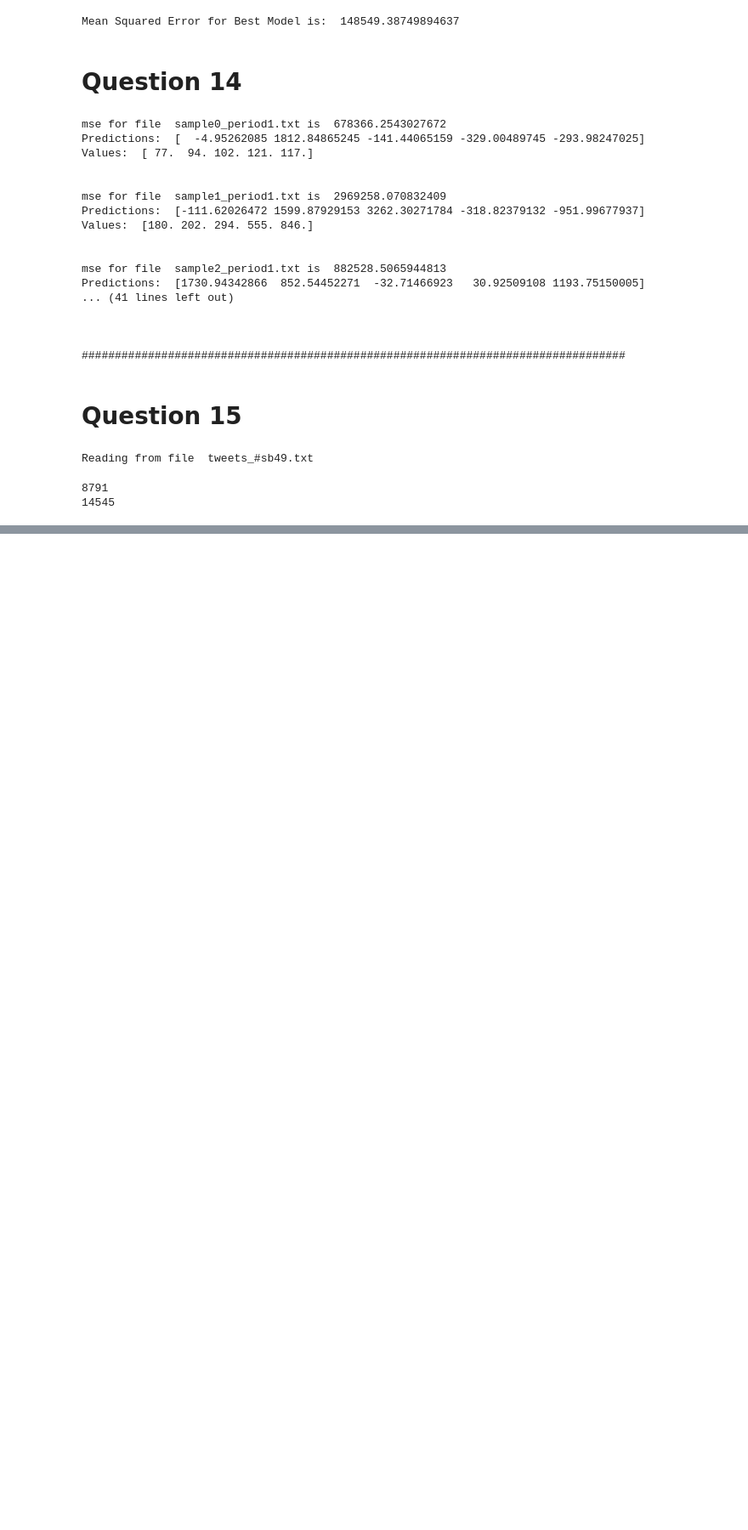
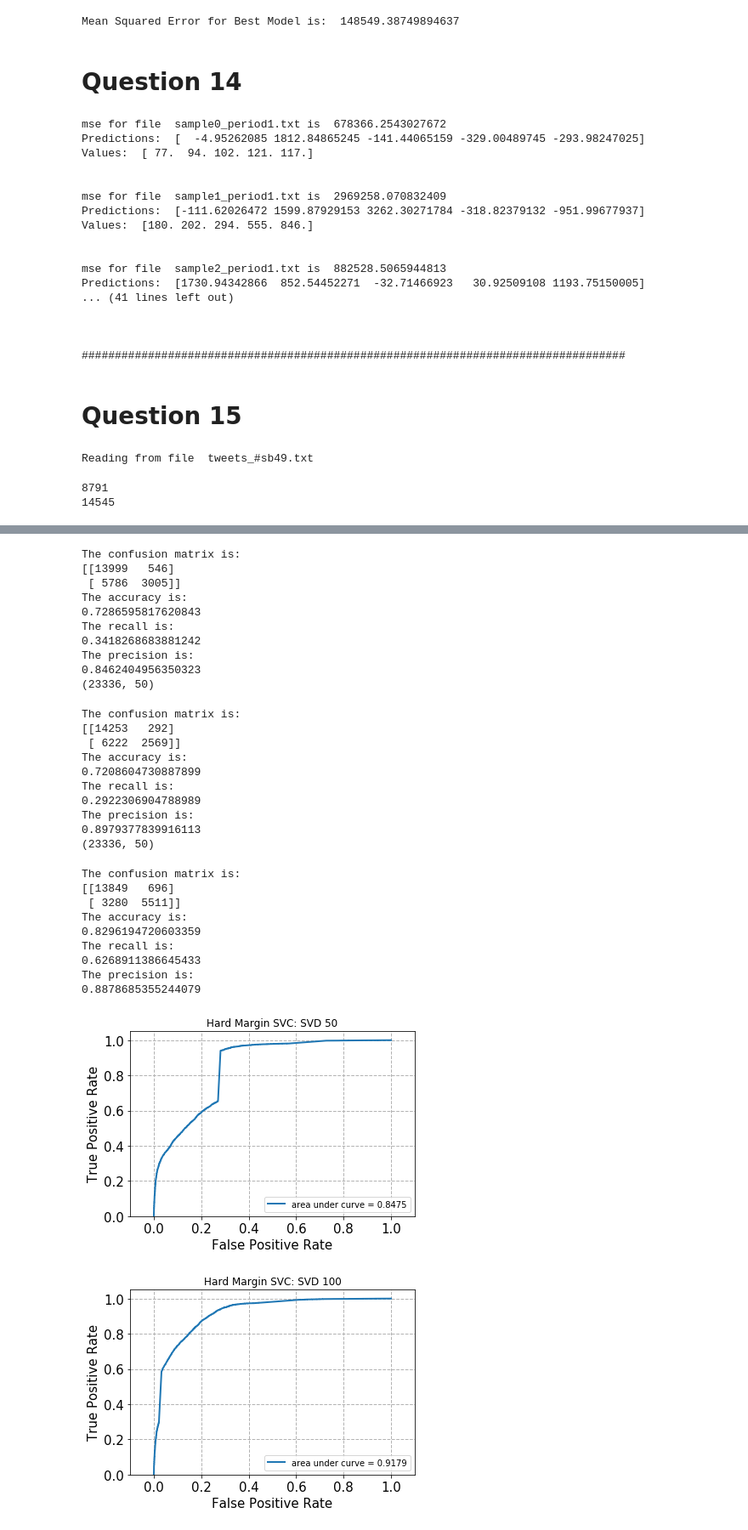
Before and after one commit to rupadevan94/large-scale-data-mining, a Jupyter notebook: Project5/Q11-15.ipynb, the cells around one changed output, grey strips where cells are left out. Shown at 85% size. Cells and saved outputs as stored; diff of their text form; code cells hidden in the pictures; blank space fills up the shorter version.

```diff
--- a/Project5/Q11-15.ipynb
+++ b/Project5/Q11-15.ipynb
@@ -913,0 +952,5 @@ pickle_out.close()
+# %%
+data = []
+for t in wa_ma:
+    data.append(processText(t))
+print (np.array(data).shape)
@@ -913,0 +968,16 @@ pickle_out.close()
+# %%
+#LMF or SVD for feature reduction
+
+# SVD
+def get_svd(n = 50):
+    svd = TruncatedSVD(n_components=50, random_state=0)
+    data_svd = svd.fit_transform(data_tfidf)
+    print(data_svd.shape)
+    return data_svd
+
+def get_nmf(n = 50):
+    # NMF
+    nmf = NMF(n_components=50, init='random', random_state=0)
+    data_nmf = nmf.fit_transform(data_tfidf)
+    print(data_nmf.shape)
+    return data_nmf
@@ -913,0 +1021,14 @@ pickle_out.close()
+# %%
+def fit_predict_and_plot(pipe, train_data, train_label, title, verbose = True):
+    pipe.fit(train_data, train_label)
+    preds = pipe.predict(train_data)
+    # pipeline1.predict(twenty_test.data)
+
+    if hasattr(pipe, 'decision_function'):
+        prob_score = pipe.decision_function(train_data)
+
+    else:
+        prob_score = pipe.predict_proba(train_data)
+        prob_score = prob_score[:,1]
+
+    plot_roc_metrics(preds, train_label, prob_score, title, verbose)
@@ -913,0 +1037,41 @@ pickle_out.close()
+# %%
+hard_margin_svc = LinearSVC(loss = 'hinge', C = 1000)
+fit_predict_and_plot(hard_margin_svc, data_svd, labels, "Hard Margin SVC: SVD 50")
+
+hard_margin_svc = LinearSVC(loss = 'hinge', C = 1000)
+fit_predict_and_plot(hard_margin_svc, get_svd(100), labels, "Hard Margin SVC: SVD 100")
+
+hard_margin_svc = LinearSVC(loss = 'hinge', C = 1000)
+fit_predict_and_plot(hard_margin_svc, get_svd(1000), labels, "Hard Margin SVC: SVD 1000")
+# %% [output]
+The confusion matrix is:
+[[13999   546]
+ [ 5786  3005]]
+The accuracy is:
+0.7286595817620843
+The recall is:
+0.3418268683881242
+The precision is:
+0.8462404956350323
+(23336, 50)
+The confusion matrix is:
+[[14253   292]
+ [ 6222  2569]]
+The accuracy is:
+0.7208604730887899
+The recall is:
+0.2922306904788989
+The precision is:
+0.8979377839916113
+(23336, 50)
+The confusion matrix is:
+[[13849   696]
+ [ 3280  5511]]
+The accuracy is:
+0.8296194720603359
+The recall is:
+0.6268911386645433
+The precision is:
+0.8878685355244079
+[figure, added]
+[figure, added]
```
Also changed, not shown: parts of 16 cells of this notebook.
